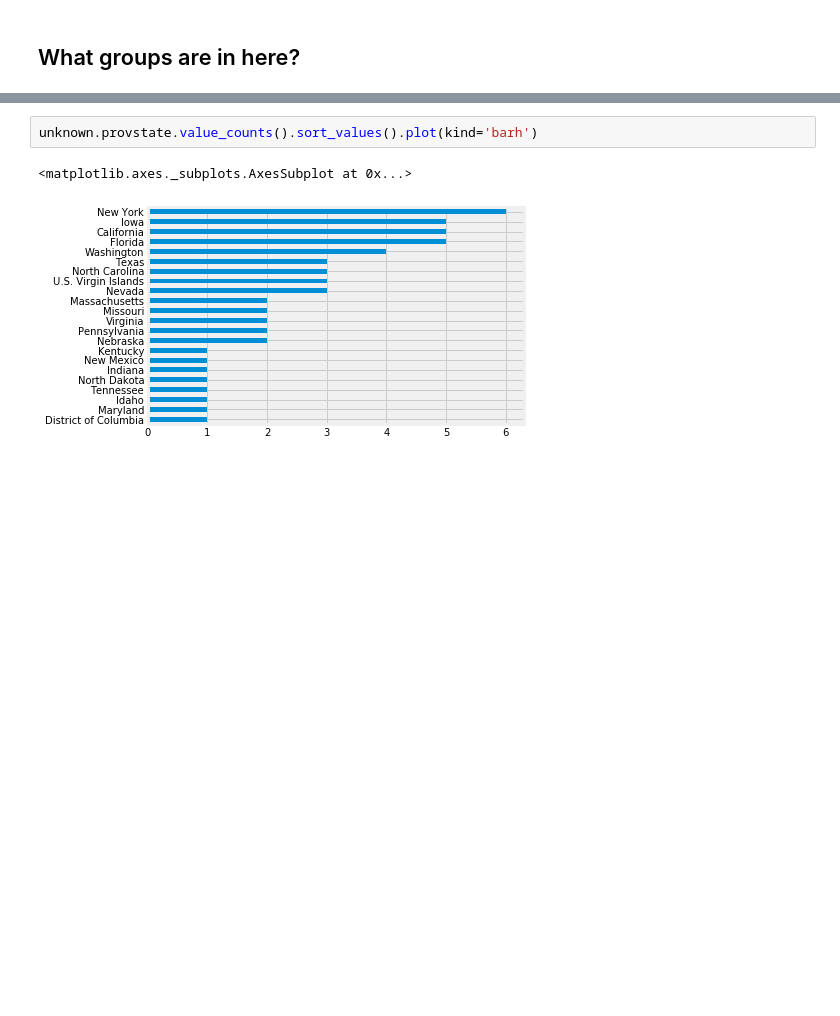
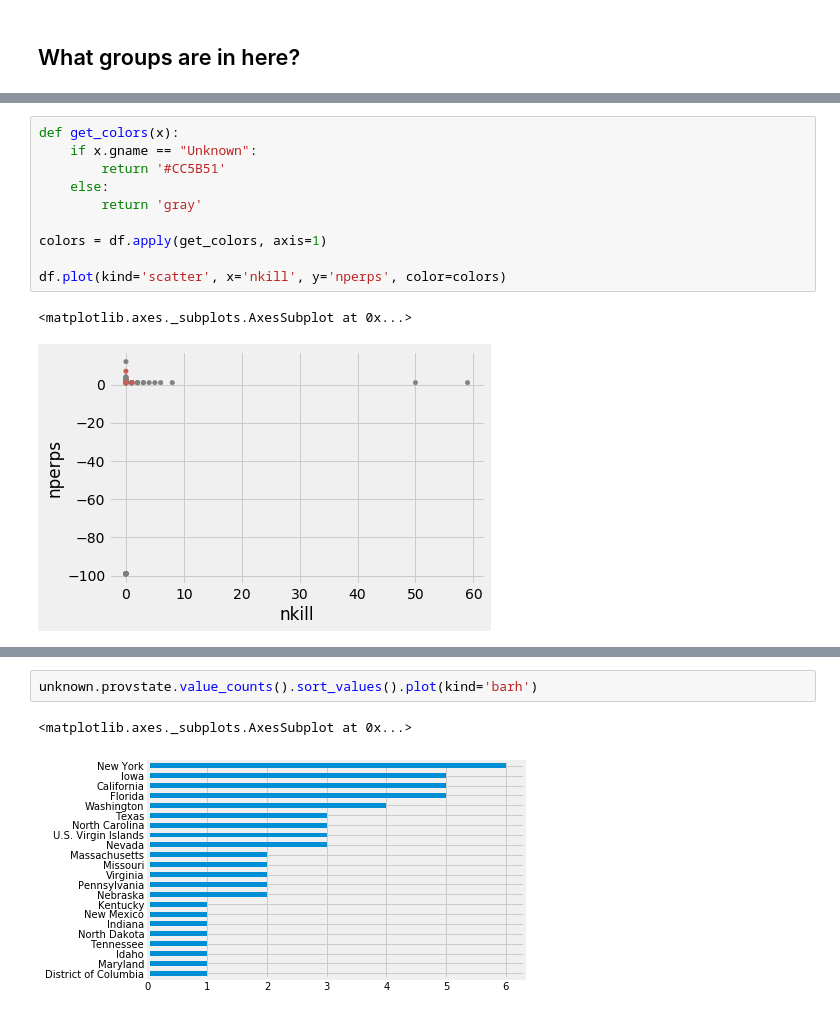
Before and after one commit to sawyerclick/portfolio, a Jupyter notebook: project/terrorism/terrorism.ipynb, the cells around one changed output, grey strips where cells are left out. Cells and saved outputs as stored; diff of their text form; blank space fills up the shorter version.

```diff
--- a/project/terrorism/terrorism.ipynb
+++ b/project/terrorism/terrorism.ipynb
@@ -126,0 +120,13 @@ unknown.targtype1_txt.value_counts().sort_values().plot(kind='barh', title="What
+# %%
+def get_colors(x):
+    if x.gname == "Unknown":
+        return '#CC5B51'
+    else:
+        return 'gray'
+
+colors = df.apply(get_colors, axis=1)
+
+df.plot(kind='scatter', x='nkill', y='nperps', color=colors)
+# %% [output]
+<matplotlib.axes._subplots.AxesSubplot at 0x...>
+[figure, added]
```
Also changed, not shown: parts of 16 cells of this notebook, 2 other files.
